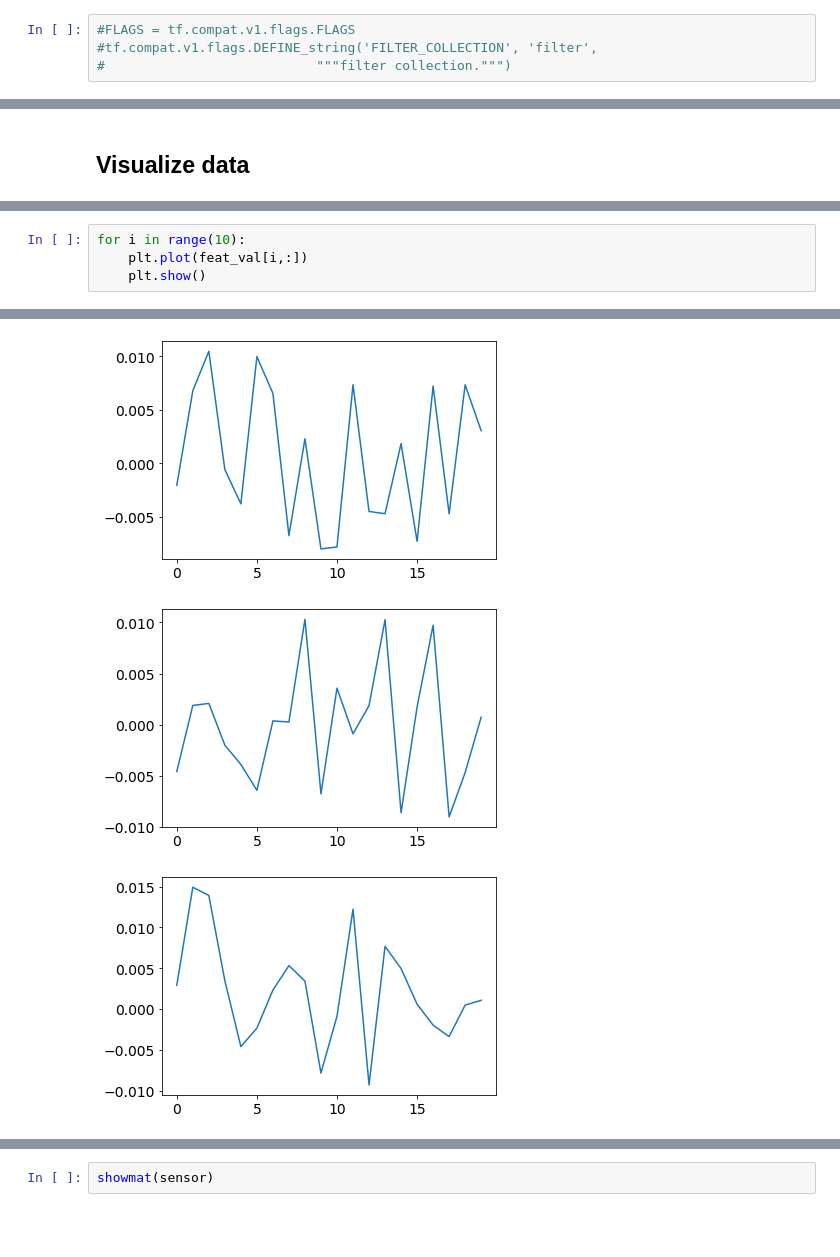
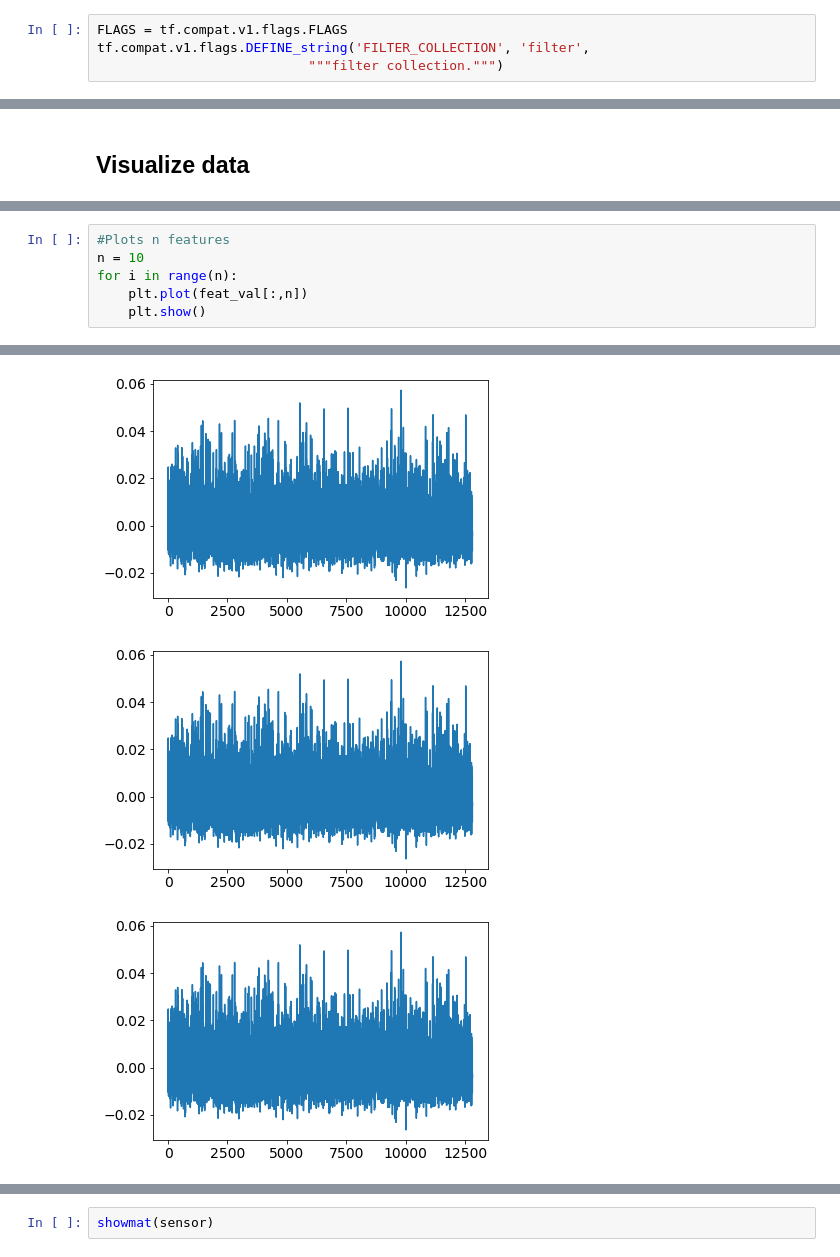
Before and after one commit to MikkoLipsanen/TCL, a Jupyter notebook: TCL_pipeline.ipynb, the cells around one changed output, grey strips where cells are left out. Drawn from its saved outputs; the diff is of its cells as text; blank space fills up the shorter version.

Commit message:
Fix for the plotting functions

```diff
--- a/TCL_pipeline.ipynb
+++ b/TCL_pipeline.ipynb
@@ -665,9 +665,9 @@ PCA...
     num_comp=129
     contribution ratio=1.000000
 # %%
-#FLAGS = tf.compat.v1.flags.FLAGS
-#tf.compat.v1.flags.DEFINE_string('FILTER_COLLECTION', 'filter',
-#                           """filter collection.""")
+FLAGS = tf.compat.v1.flags.FLAGS
+tf.compat.v1.flags.DEFINE_string('FILTER_COLLECTION', 'filter',
+                           """filter collection.""")
 # %%
 def _variable_init(name,
                    shape,
@@ -1357,5 +1359,7 @@ plt.plot(feat_val)
 # %%
-for i in range(10):
-    plt.plot(feat_val[i,:])
+#Plots n features
+n = 10
+for i in range(n):
+    plt.plot(feat_val[:,n])
     plt.show()
 # %% [output]
@@ -1365,3 +1369,3 @@ for i in range(10):
-[figure, old version]
+[figure, new version]
-[figure, old version]
+[figure, new version]
-[figure, old version]
+[figure, new version]
```
Also changed, not shown: parts of 22 cells of this notebook.
